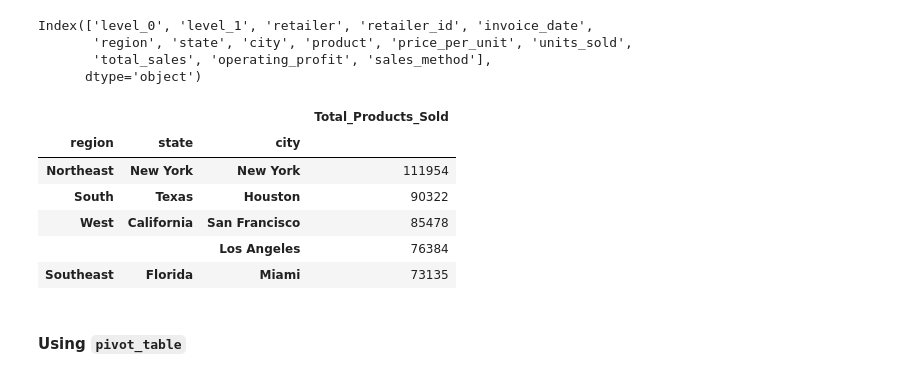
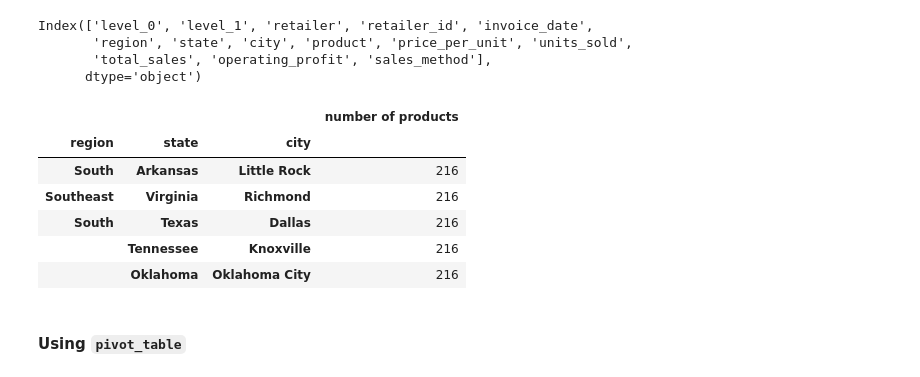
Before and after one commit to ncmoliver/athletic_sales_analysis, a Jupyter notebook: athletic_sales_analysis.ipynb, the cells around one changed output. Saved outputs shown, nothing was run; the diff lists cells and outputs as text; code cells hidden in the pictures.

```diff
--- a/athletic_sales_analysis.ipynb
+++ b/athletic_sales_analysis.ipynb
@@ -145,20 +145,23 @@ Index(['level_0', 'level_1', 'retailer', 'retailer_id', 'invoice_date',
 # %%
 # Show the number products sold for region, state, and city.
 # Rename the sum to "Total_Products_Sold".
-prod_sold_reg_state_cty = combined_df.groupby(['region', 'state', 'city'])[['units_sold']].sum()
-total_prod_sold_reg_state_cty = prod_sold_reg_state_cty.rename(columns=({'units_sold' : 'Total_Products_Sold'}))
+prod_sold_reg_state_cty = combined_df.groupby(['region', 'state', 'city'])[['units_sold']].count()
+total_prod_sold_reg_state_cty = prod_sold_reg_state_cty.rename(columns=({'units_sold' : 'number of products',
+                                                                         'region' : 'Region',
+                                                                         'state' : 'State',
+                                                                         'city' : 'City'}))
 
 # Show the top 5 results.
-total_prod_sold_reg_state_cty = total_prod_sold_reg_state_cty.sort_values(by='Total_Products_Sold', ascending=False)
+total_prod_sold_reg_state_cty = total_prod_sold_reg_state_cty.sort_values(by='number of products', ascending=False)
 total_prod_sold_reg_state_cty.head(5)
 # %% [output]
-|  |  |  | Total_Products_Sold |
+|  |  |  | number of products |
 | region | state | city |  |
-| Northeast | New York | New York | 111954 |
-| South | Texas | Houston | 90322 |
-| West | California | San Francisco | 85478 |
-|  |  | Los Angeles | 76384 |
-| Southeast | Florida | Miami | 73135 |
+| South | Arkansas | Little Rock | 216 |
+| Southeast | Virginia | Richmond | 216 |
+| South | Texas | Dallas | 216 |
+|  | Tennessee | Knoxville | 216 |
+|  | Oklahoma | Oklahoma City | 216 |
 # %% [markdown]
 #### Using `pivot_table`
 # %%
```
Also changed, not shown: parts of 1 cell of this notebook, 1 other file.
